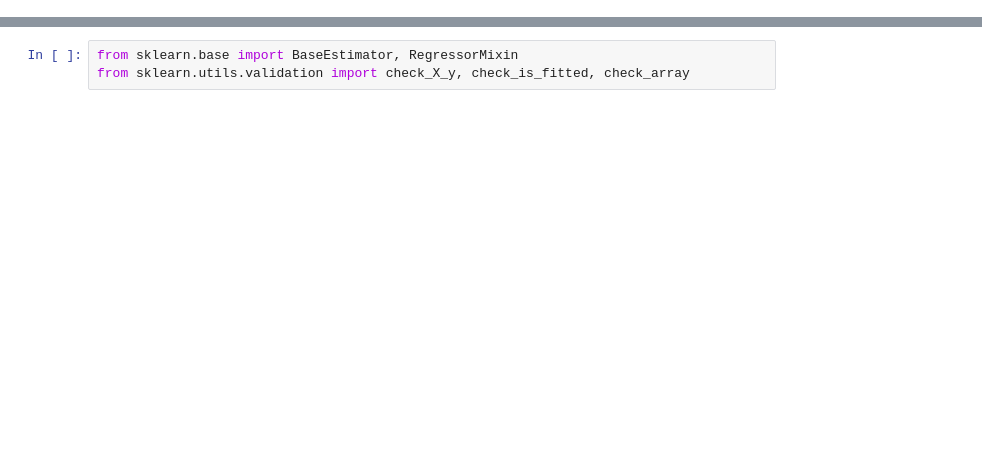
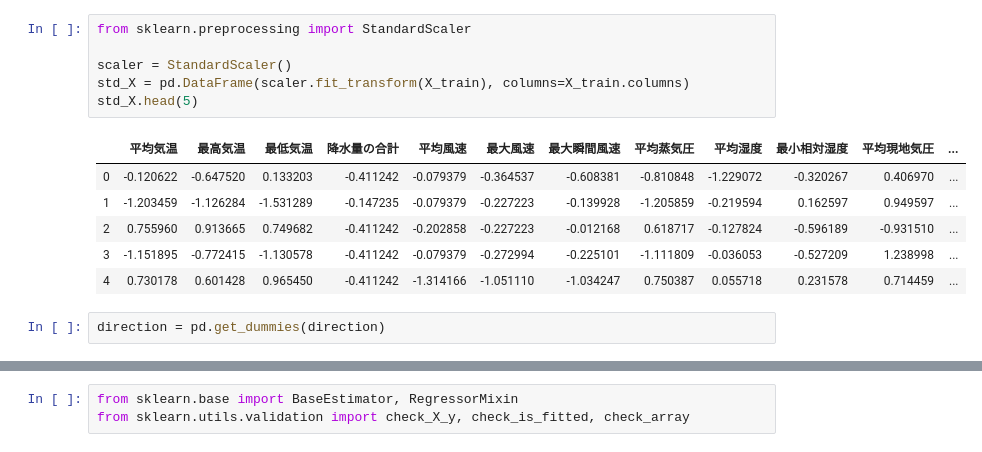
Before and after one commit to yayaya7639/tutorial_python, a Jupyter notebook: assignments/ridge_regression.ipynb, the cells around one changed output, grey strips where cells are left out. Cells and saved outputs as stored; diff of their text form; blank space fills up the shorter version.

```diff
--- a/assignments/ridge_regression.ipynb
+++ b/assignments/ridge_regression.ipynb
@@ -63,0 +70,15 @@ array([[<matplotlib.axes._subplots.AxesSubplot object at 0x...>,
+# %%
+from sklearn.preprocessing import StandardScaler
+
+scaler = StandardScaler()
+std_X = pd.DataFrame(scaler.fit_transform(X_train), columns=X_train.columns)
+std_X.head(5)
+# %% [output]
+|  | 平均気温 | 最高気温 | 最低気温 | 降水量の合計 | 平均風速 | 最大風速 | 最大瞬間風速 | 平均蒸気圧 | 平均湿度 | 最小相対湿度 | 平均現地気圧 | ... |
+| 0 | -0.120622 | -0.647520 | 0.133203 | -0.411242 | -0.079379 | -0.364537 | -0.608381 | -0.810848 | -1.229072 | -0.320267 | 0.406970 | ... |
+| 1 | -1.203459 | -1.126284 | -1.531289 | -0.147235 | -0.079379 | -0.227223 | -0.139928 | -1.205859 | -0.219594 | 0.162597 | 0.949597 | ... |
+| 2 | 0.755960 | 0.913665 | 0.749682 | -0.411242 | -0.202858 | -0.227223 | -0.012168 | 0.618717 | -0.127824 | -0.596189 | -0.931510 | ... |
+| 3 | -1.151895 | -0.772415 | -1.130578 | -0.411242 | -0.079379 | -0.272994 | -0.225101 | -1.111809 | -0.036053 | -0.527209 | 1.238998 | ... |
+| 4 | 0.730178 | 0.601428 | 0.965450 | -0.411242 | -1.314166 | -1.051110 | -1.034247 | 0.750387 | 0.055718 | 0.231578 | 0.714459 | ... |
+# %%
+direction = pd.get_dummies(direction)
```
Also changed, not shown: parts of 47 cells of this notebook, 6 other files.
